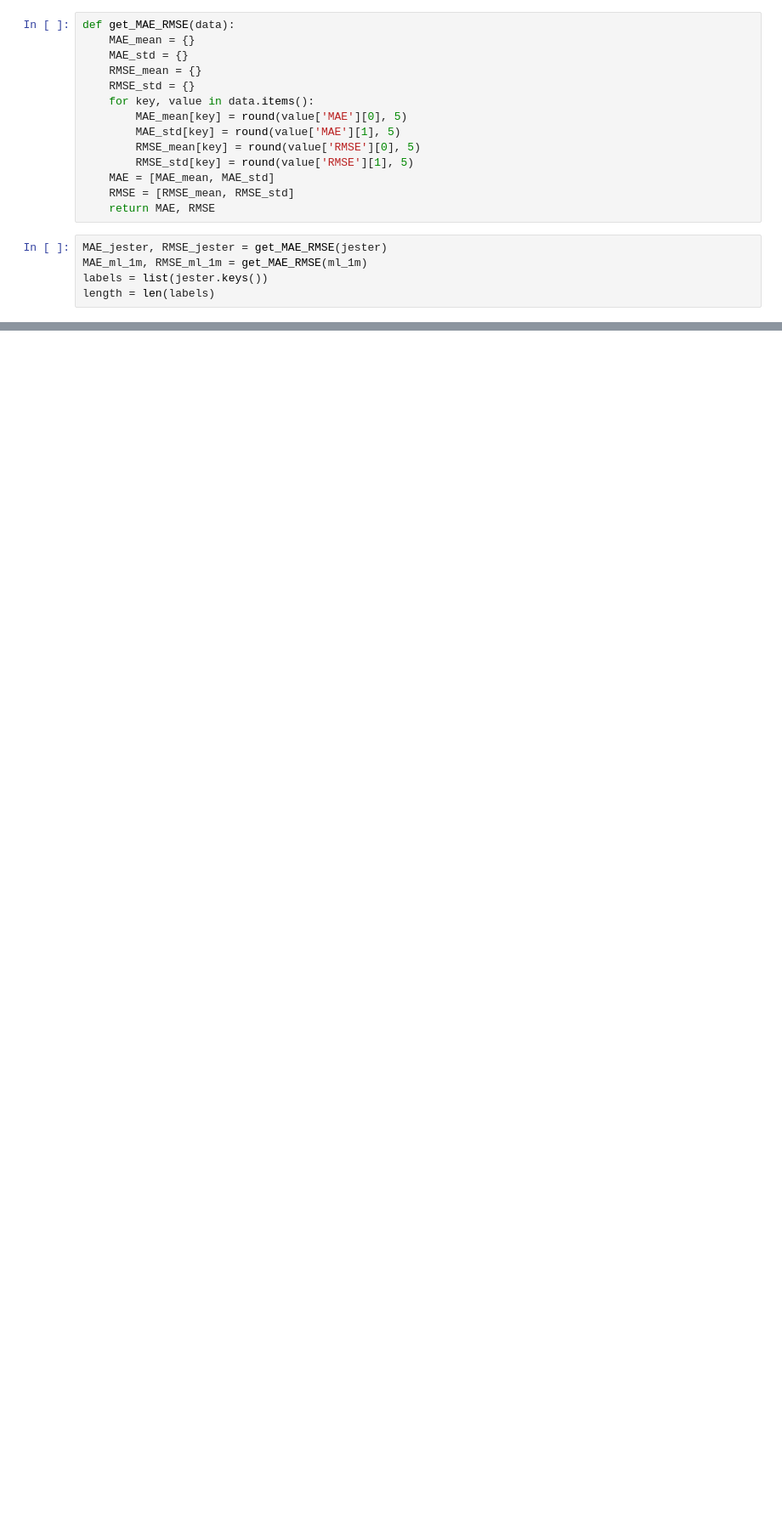
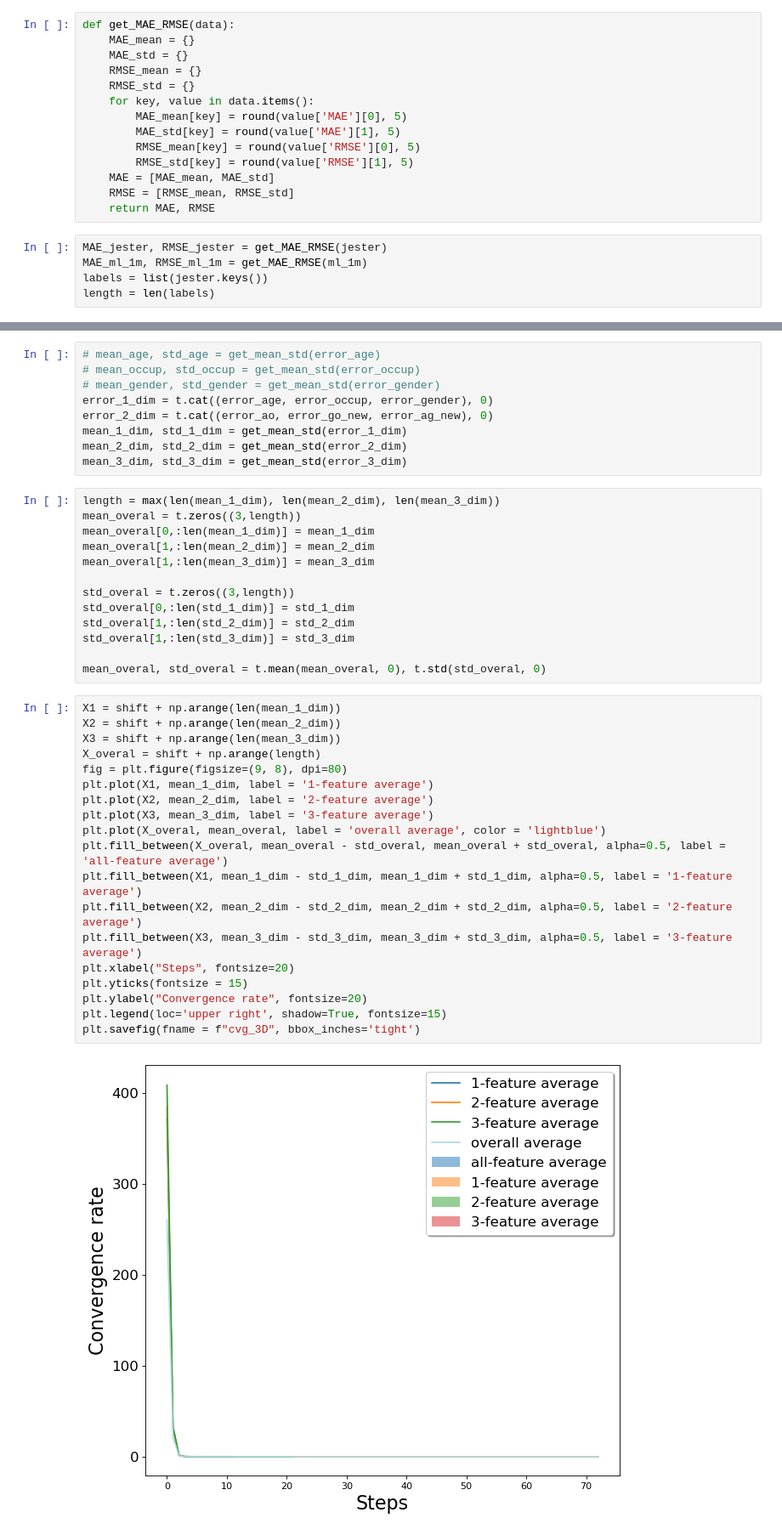
Before and after one commit to tungnguyen1234/LLI-Recommender-System, a Jupyter notebook: visualization/Plot_UC.ipynb, the cells around one changed output, grey strips where cells are left out. Shown: that part at 85% size. Drawn from its saved outputs; the diff is of its cells as text; blank space fills up the shorter version.

```diff
--- a/visualization/Plot_UC.ipynb
+++ b/visualization/Plot_UC.ipynb
@@ -102,0 +219,43 @@ NameError: name 'arr' is not defined
+# %%
+# mean_age, std_age = get_mean_std(error_age)
+# mean_occup, std_occup = get_mean_std(error_occup)
+# mean_gender, std_gender = get_mean_std(error_gender)
+error_1_dim = t.cat((error_age, error_occup, error_gender), 0)
+error_2_dim = t.cat((error_ao, error_go_new, error_ag_new), 0)
+mean_1_dim, std_1_dim = get_mean_std(error_1_dim)
+mean_2_dim, std_2_dim = get_mean_std(error_2_dim)
+mean_3_dim, std_3_dim = get_mean_std(error_3_dim)
+# %%
+length = max(len(mean_1_dim), len(mean_2_dim), len(mean_3_dim))
+mean_overal = t.zeros((3,length))
+mean_overal[0,:len(mean_1_dim)] = mean_1_dim
+mean_overal[1,:len(mean_2_dim)] = mean_2_dim
+mean_overal[1,:len(mean_3_dim)] = mean_3_dim
+
+std_overal = t.zeros((3,length))
+std_overal[0,:len(std_1_dim)] = std_1_dim
+std_overal[1,:len(std_2_dim)] = std_2_dim
+std_overal[1,:len(std_3_dim)] = std_3_dim
+
+mean_overal, std_overal = t.mean(mean_overal, 0), t.std(std_overal, 0)
+# %%
+X1 = shift + np.arange(len(mean_1_dim))
+X2 = shift + np.arange(len(mean_2_dim))
+X3 = shift + np.arange(len(mean_3_dim))
+X_overal = shift + np.arange(length)
+fig = plt.figure(figsize=(9, 8), dpi=80)
+plt.plot(X1, mean_1_dim, label = '1-feature average')
+plt.plot(X2, mean_2_dim, label = '2-feature average')
+plt.plot(X3, mean_3_dim, label = '3-feature average')
+plt.plot(X_overal, mean_overal, label = 'overall average', color = 'lightblue')
+plt.fill_between(X_overal, mean_overal - std_overal, mean_overal + std_overal, alpha=0.5, label = 'all-feature average')
+plt.fill_between(X1, mean_1_dim - std_1_dim, mean_1_dim + std_1_dim, alpha=0.5, label = '1-feature average')
+plt.fill_between(X2, mean_2_dim - std_2_dim, mean_2_dim + std_2_dim, alpha=0.5, label = '2-feature average')
+plt.fill_between(X3, mean_3_dim - std_3_dim, mean_3_dim + std_3_dim, alpha=0.5, label = '3-feature average')
+plt.xlabel("Steps", fontsize=20)
+plt.yticks(fontsize = 15)
+plt.ylabel("Convergence rate", fontsize=20)
+plt.legend(loc='upper right', shadow=True, fontsize=15)
+plt.savefig(fname = f"cvg_3D", bbox_inches='tight')
+# %% [output]
+[figure, added]
```
Also changed, not shown: parts of 26 cells of this notebook, 9 other files.
